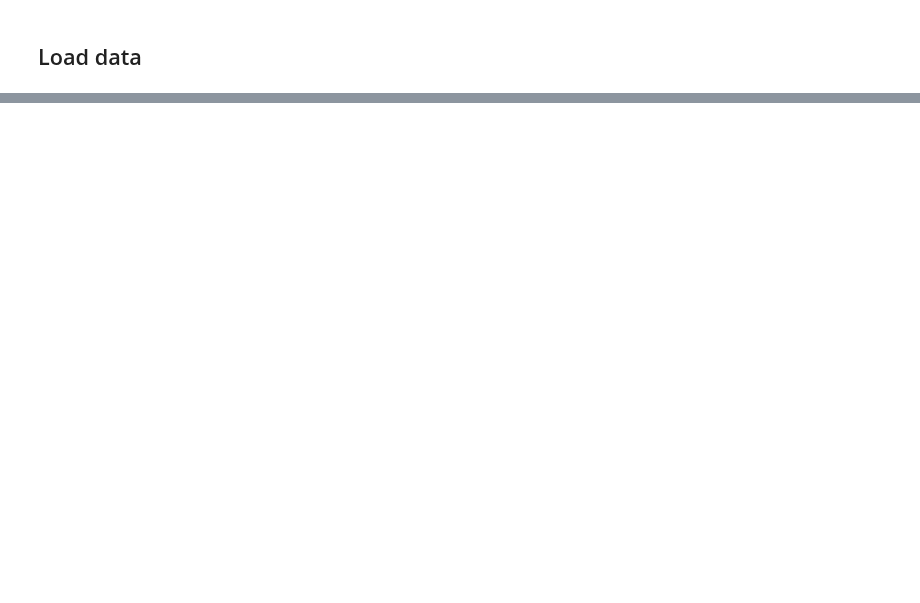
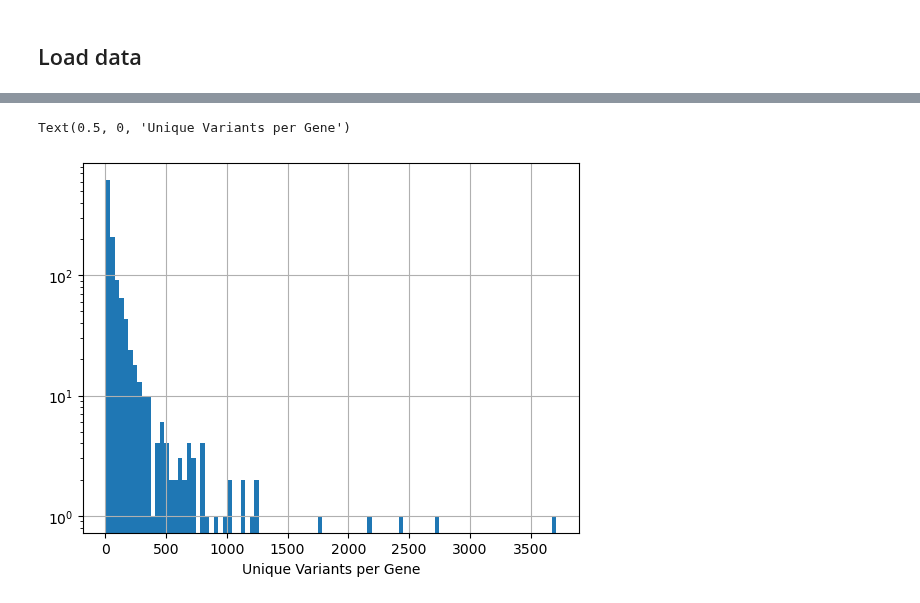
Before and after one commit to theislab/cellink, a Jupyter notebook: docs/notebooks/explore_annotations.ipynb, the cells around one changed output, grey strips where cells are left out. Cells and saved outputs as stored; diff of their text form; code cells hidden in the pictures; blank space fills up the shorter version.

```diff
--- a/docs/notebooks/explore_annotations.ipynb
+++ b/docs/notebooks/explore_annotations.ipynb
@@ -97,0 +147,6 @@ AnnData object with n_obs × n_vars = 1034 × 143083
+# %%
+anno.query("Gene != '-'").groupby("Gene").size().hist(log = True, bins = 100)
+plt.xlabel("Unique Variants per Gene")
+# %% [output]
+Text(0.5, 0, 'Unique Variants per Gene')
+[figure, added]
```
Also changed, not shown: parts of 23 cells of this notebook.
